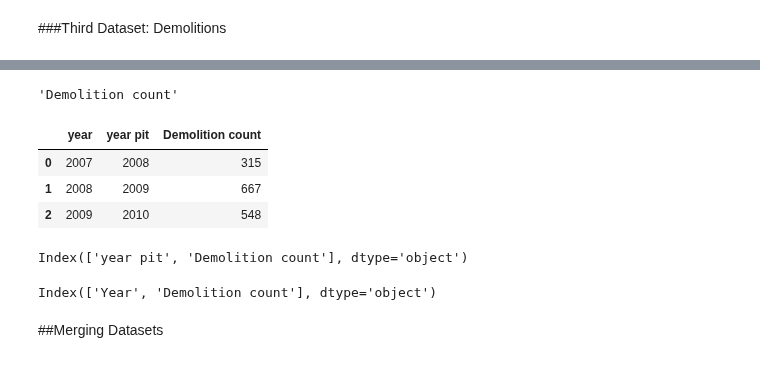
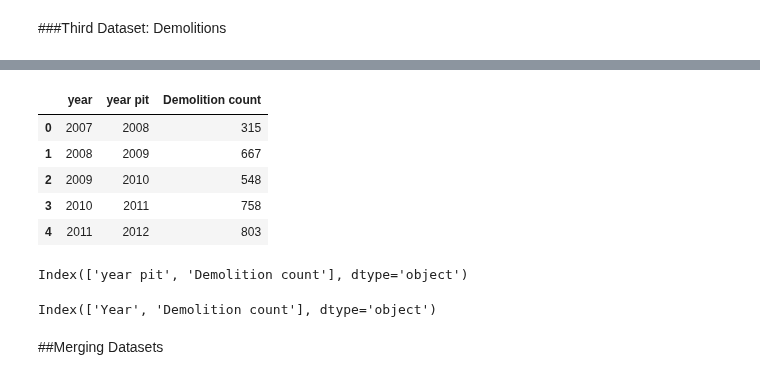
Before and after one commit to carlavilla/DataViz2025, a Jupyter notebook: CV_PS1.ipynb, the cells around one changed output, grey strips where cells are left out. Cells and saved outputs as stored; diff of their text form; code cells hidden in the pictures.

```diff
--- a/CV_PS1.ipynb
+++ b/CV_PS1.ipynb
@@ -127,28 +148,27 @@ Format: csv
 import pandas as pd
 urllib.request.urlretrieve("https://drive.google.com/uc?id=1i_Uc-gNSdaHFVDcaCbX4o2CN04EvNEx7&export=download", "demolitions_2007to2025.xlsx")
 demo=pd.read_excel('demolitions_2007to2025.xlsx', sheet_name='Sheet1')
-# %%
-demo.columns[2]
-# %% [output]
-'Demolition count'
 # %%
-demo.head(3)
+demo.head()
 # %% [output]
 |  | year | year pit | Demolition count |
 | 0 | 2007 | 2008 | 315 |
 | 1 | 2008 | 2009 | 667 |
 | 2 | 2009 | 2010 | 548 |
+| 3 | 2010 | 2011 | 758 |
+| 4 | 2011 | 2012 | 803 |
 # %%
-demo.drop(columns=['year'], inplace=True)
+demo2 = demo.drop(columns=['year'])
+demo2.columns
+# %% [output]
+Index(['year pit', 'Demolition count'], dtype='object')
-# %%
-demo.columns
-# %% [output]
-Index(['year pit', 'Demolition count'], dtype='object')
-# %%
-demo.rename(columns={'year pit': 'Year'}, inplace=True)
-demo.columns
-# %% [output]
-Index(['Year', 'Demolition count'], dtype='object')
+# %%
+#renaming year column to prep for merging
+#QUESTION: Why do I have to create a new dataframe here whereas I didn't to do that for renaming it in the pit dataframe?
+demo3=demo2.rename(columns={'year pit': 'Year'})
+demo3.columns
+# %% [output]
+Index(['Year', 'Demolition count'], dtype='object')
 # %% [markdown]
 ##Merging Datasets
 # %% [markdown]
```
Also changed, not shown: parts of 45 cells of this notebook.
